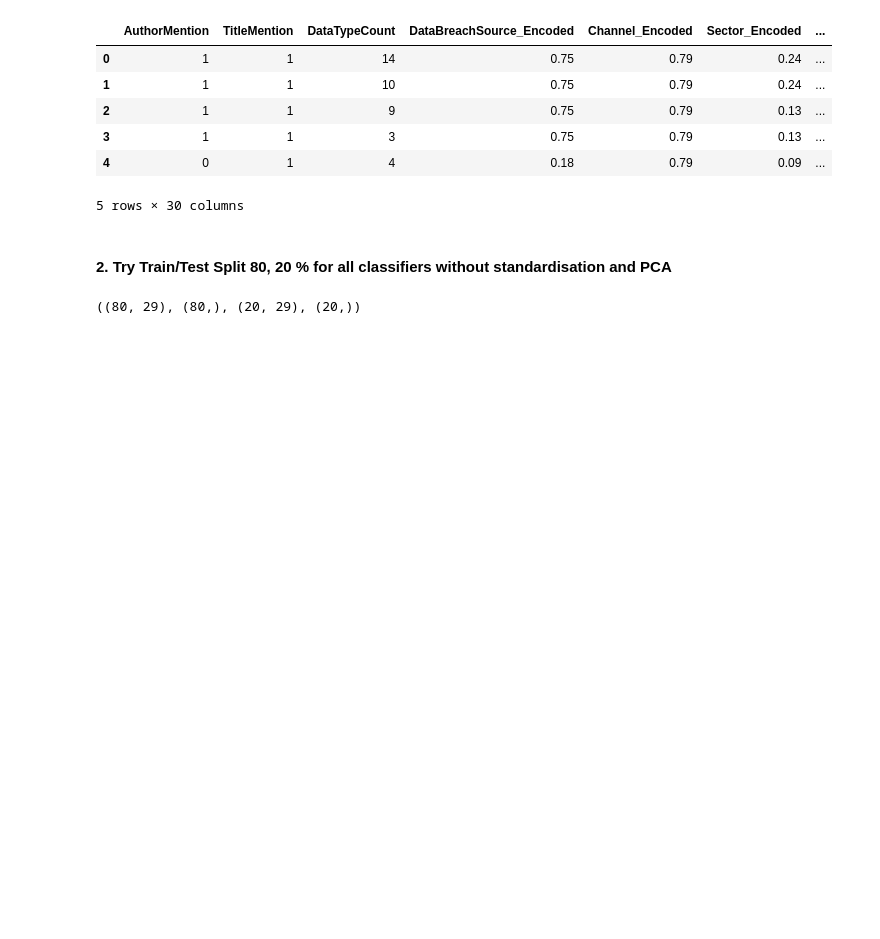
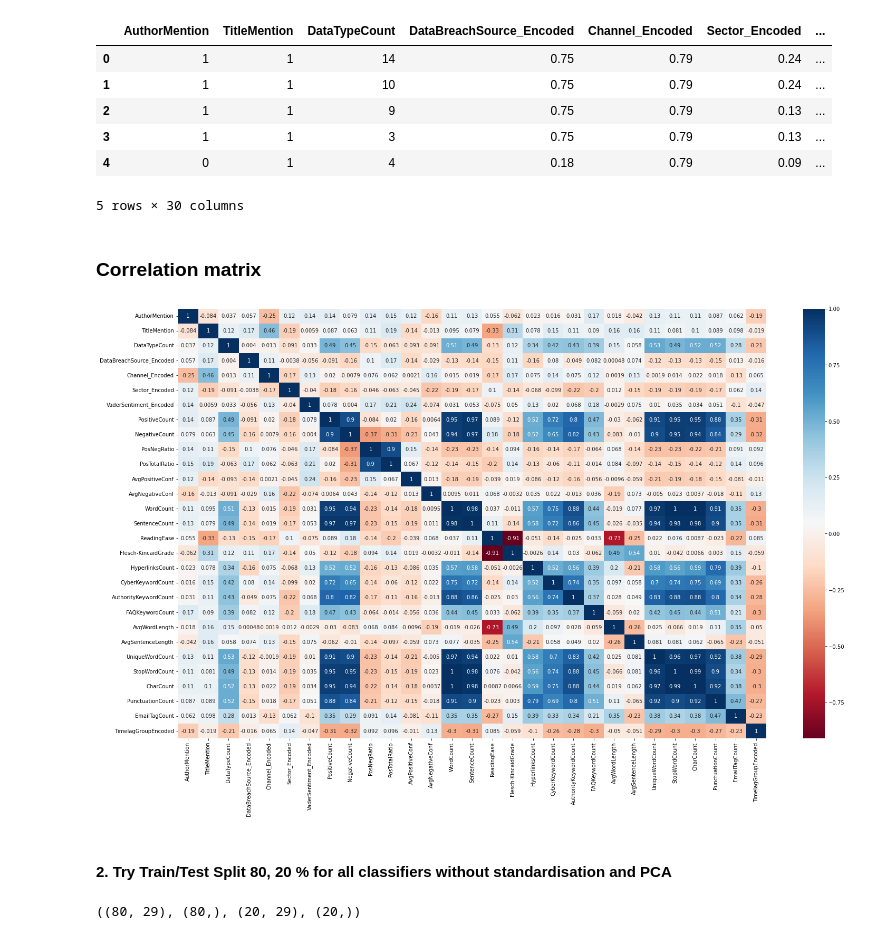
Before and after one commit to nguyenyenchi/Aus_Data_Breach_Statements, a Jupyter notebook: 12.9.2023DataBreachModelling.ipynb, the cells around one changed output. Cells and saved outputs as stored; diff of their text form; code cells hidden in the pictures; blank space fills up the shorter version.

```diff
--- a/5.9.2023 Data Prep & Modelling Thesis Data Breach.ipynb
+++ b/12.9.2023DataBreachModelling.ipynb
@@ -409,6 +409,17 @@ df.head()
 | 3 | 1 | 1 | 3 | 0.75 | 0.79 | 0.13 | ... |
 | 4 | 0 | 1 | 4 | 0.18 | 0.79 | 0.09 | ... |
 5 rows × 30 columns
+# %% [markdown]
+### Correlation matrix
+# %%
+numeric_features = df.select_dtypes(include=[np.number]).iloc[:,:-1]
+
+corr = numeric_features.corr()
+plt.figure(figsize=(25,15))
+heatmap = sns.heatmap(corr, annot=True, cmap=plt.cm.RdBu)
+plt.show()
+# %% [output]
+[figure, added]
 # %% [markdown]
 #### 2. Try Train/Test Split 80, 20 % for all classifiers without standardisation and PCA
 # %%
```
Also changed, not shown: parts of 2 cells of this notebook, 4 other files.
